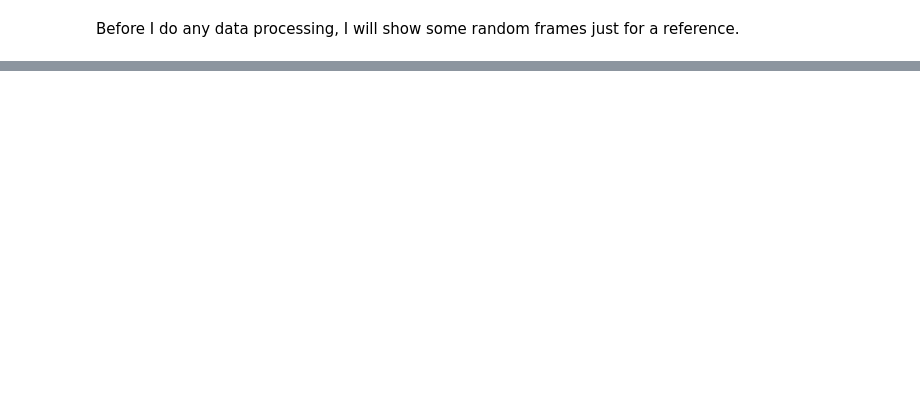
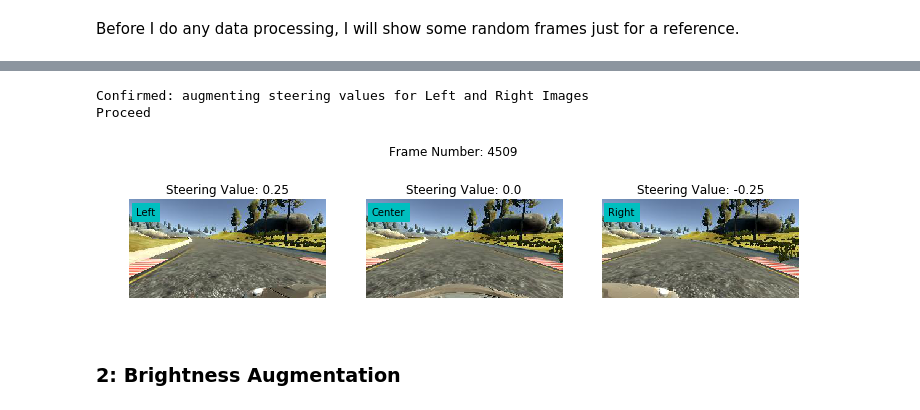
Before and after one commit to ChristianSAW/Behavioral-Cloning, a Jupyter notebook: Behavioral_Cloning.ipynb, the cells around one changed output, grey strips where cells are left out. Saved outputs shown, nothing was run; the diff lists cells and outputs as text; code cells hidden in the pictures; blank space fills up the shorter version.

```diff
--- a/Behavioral_Cloning.ipynb
+++ b/Behavioral_Cloning.ipynb
@@ -251,0 +280,13 @@ def plotN_rand_frames(N,data, width, height)
+# %%
+def pull_rand_frame(data):
+    n_frames = data.shape[0]
+    rand_img_num = random.randint(0,n_frames-1)
+
+    #print('Showing Image Number', rand_img_num)
+
+    # extract random frame images
+    img_center = getImg(getPath(data['center'][rand_img_num].strip()))
+    img_left = getImg(getPath(data['left'][rand_img_num].strip()))
+    img_right = getImg(getPath(data['right'][rand_img_num].strip()))
+
+    return rand_img_num, img_left, img_center, img_right
@@ -251,0 +338,18 @@ def plotN_rand_frames(N,data, width, height)
+# %%
+width, height = 12, 3
+fig = test_LCR_and_steering_mod(data_full, hieght, width)
+
+## Save Images
+save_on = False
+
+if save_on:
+    fig.savefig('./notebook_images/random_LCR_steering_corrected.png') # save the figure to file
+
+print('Confirmed: augmenting steering values for Left and Right Images')
+print('Proceed')
+# %% [output]
+Confirmed: augmenting steering values for Left and Right Images
+Proceed
+[figure, added]
+# %% [markdown]
+### 2: Brightness Augmentation
```
Also changed, not shown: parts of 14 cells of this notebook, 3 other files.
